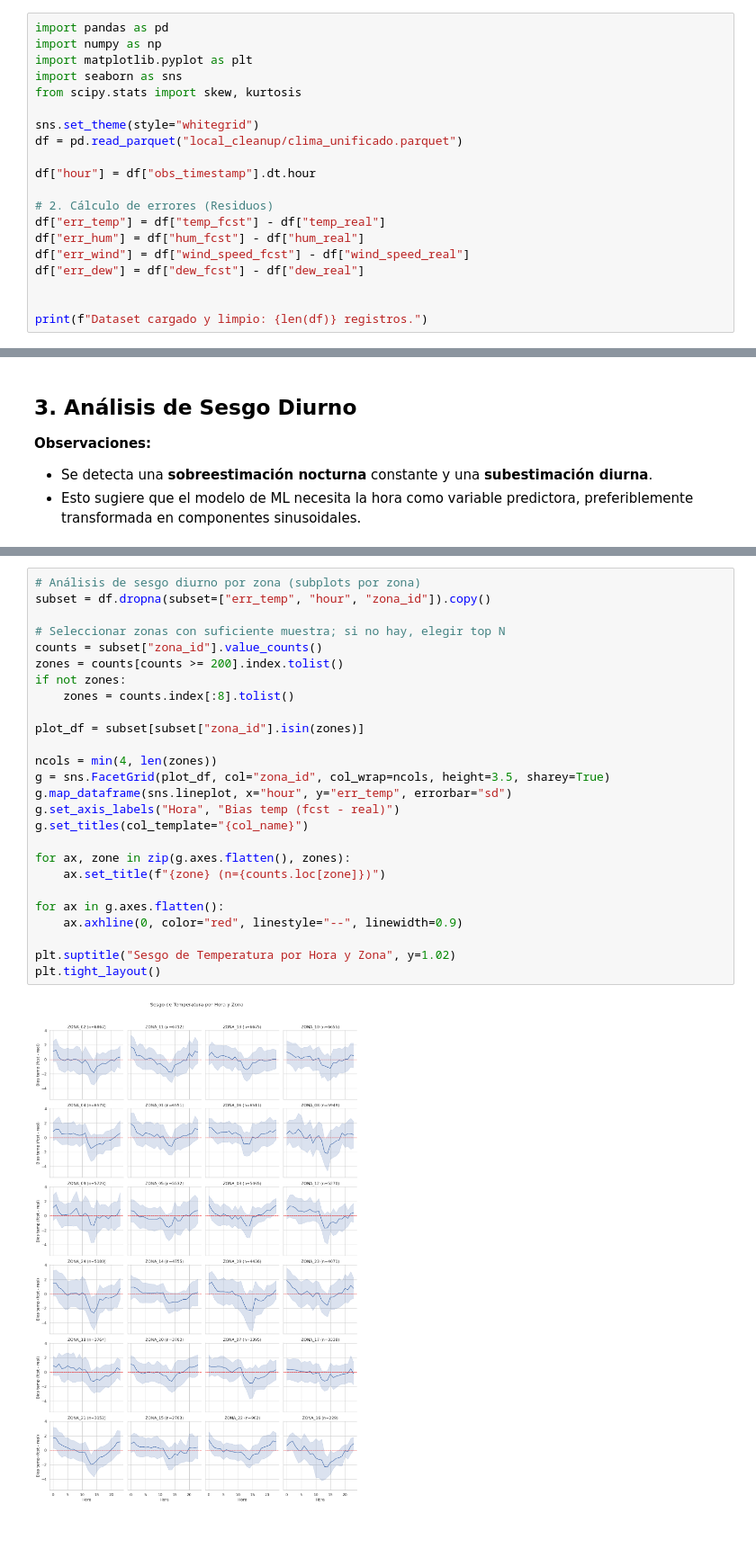
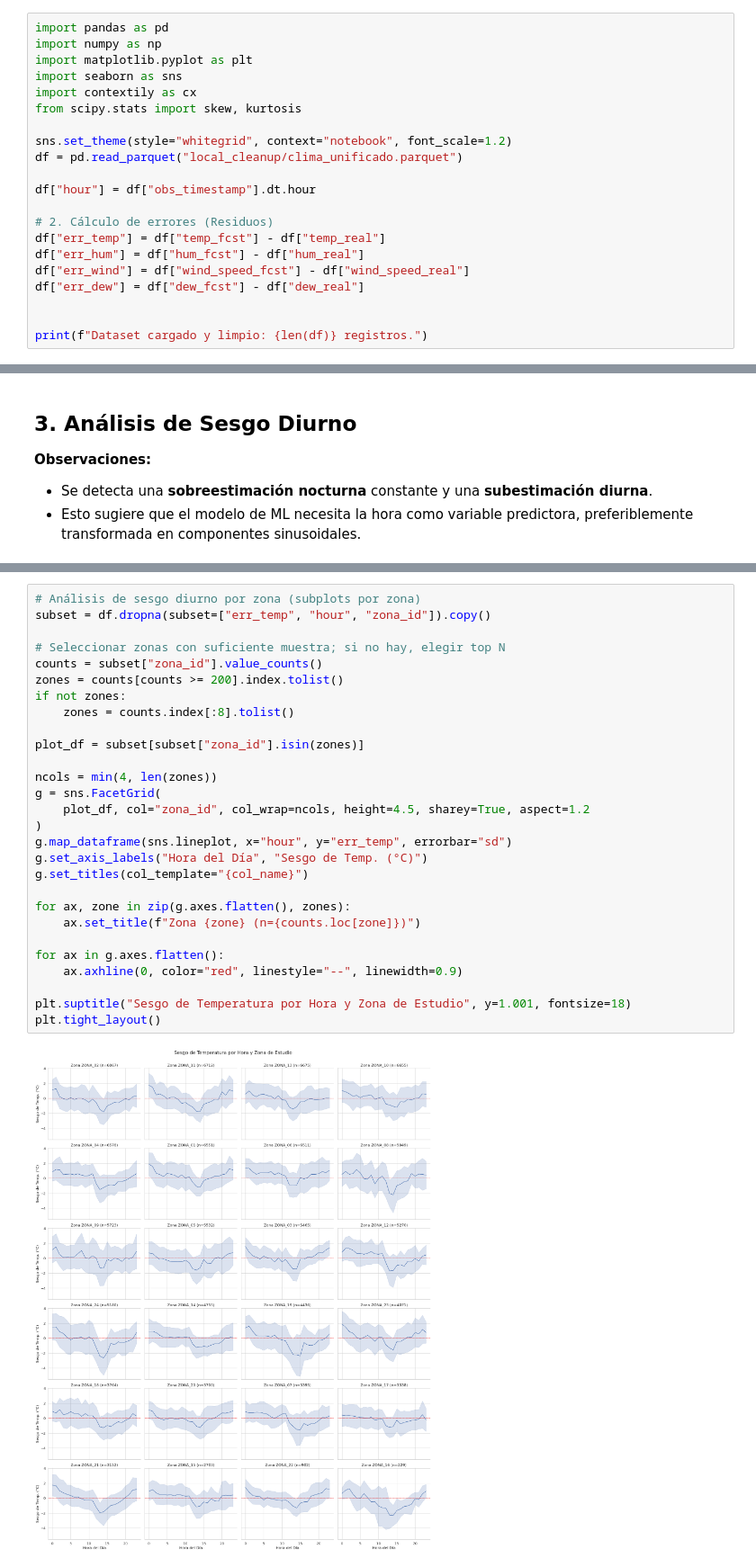
Before and after one commit to LuciaVazquez08/TallerAnalisisDatos, a Jupyter notebook: EDA_Final_Climatico.ipynb, the cells around one changed output, grey strips where cells are left out. Shown at 90% size. Cells and saved outputs as stored; diff of their text form; blank space fills up the shorter version.

```diff
--- a/EDA_Final_Climatico.ipynb
+++ b/EDA_Final_Climatico.ipynb
@@ -7,9 +14,10 @@ import pandas as pd
 import numpy as np
 import matplotlib.pyplot as plt
 import seaborn as sns
+import contextily as cx
 from scipy.stats import skew, kurtosis
 
-sns.set_theme(style="whitegrid")
+sns.set_theme(style="whitegrid", context="notebook", font_scale=1.2)
 df = pd.read_parquet("local_cleanup/clima_unificado.parquet")
 
 df["hour"] = df["obs_timestamp"].dt.hour
@@ -54,31 +69,33 @@ plt.show()
 # %%
 # Análisis de sesgo diurno por zona (subplots por zona)
 subset = df.dropna(subset=["err_temp", "hour", "zona_id"]).copy()
 
 # Seleccionar zonas con suficiente muestra; si no hay, elegir top N
 counts = subset["zona_id"].value_counts()
 zones = counts[counts >= 200].index.tolist()
 if not zones:
     zones = counts.index[:8].tolist()
 
 plot_df = subset[subset["zona_id"].isin(zones)]
 
 ncols = min(4, len(zones))
-g = sns.FacetGrid(plot_df, col="zona_id", col_wrap=ncols, height=3.5, sharey=True)
+g = sns.FacetGrid(
+    plot_df, col="zona_id", col_wrap=ncols, height=4.5, sharey=True, aspect=1.2
+)
 g.map_dataframe(sns.lineplot, x="hour", y="err_temp", errorbar="sd")
-g.set_axis_labels("Hora", "Bias temp (fcst - real)")
+g.set_axis_labels("Hora del Día", "Sesgo de Temp. (°C)")
 g.set_titles(col_template="{col_name}")
 
 for ax, zone in zip(g.axes.flatten(), zones):
-    ax.set_title(f"{zone} (n={counts.loc[zone]})")
+    ax.set_title(f"Zona {zone} (n={counts.loc[zone]})")
 
 for ax in g.axes.flatten():
     ax.axhline(0, color="red", linestyle="--", linewidth=0.9)
 
-plt.suptitle("Sesgo de Temperatura por Hora y Zona", y=1.02)
+plt.suptitle("Sesgo de Temperatura por Hora y Zona de Estudio", y=1.001, fontsize=18)
 plt.tight_layout()
 # %% [output]
-[figure, old version]
+[figure, new version]
 # %% [markdown]
 ## 4. Persistencia Temporal (Lags)
 
```
Also changed, not shown: parts of 15 cells of this notebook, 1 other file.
